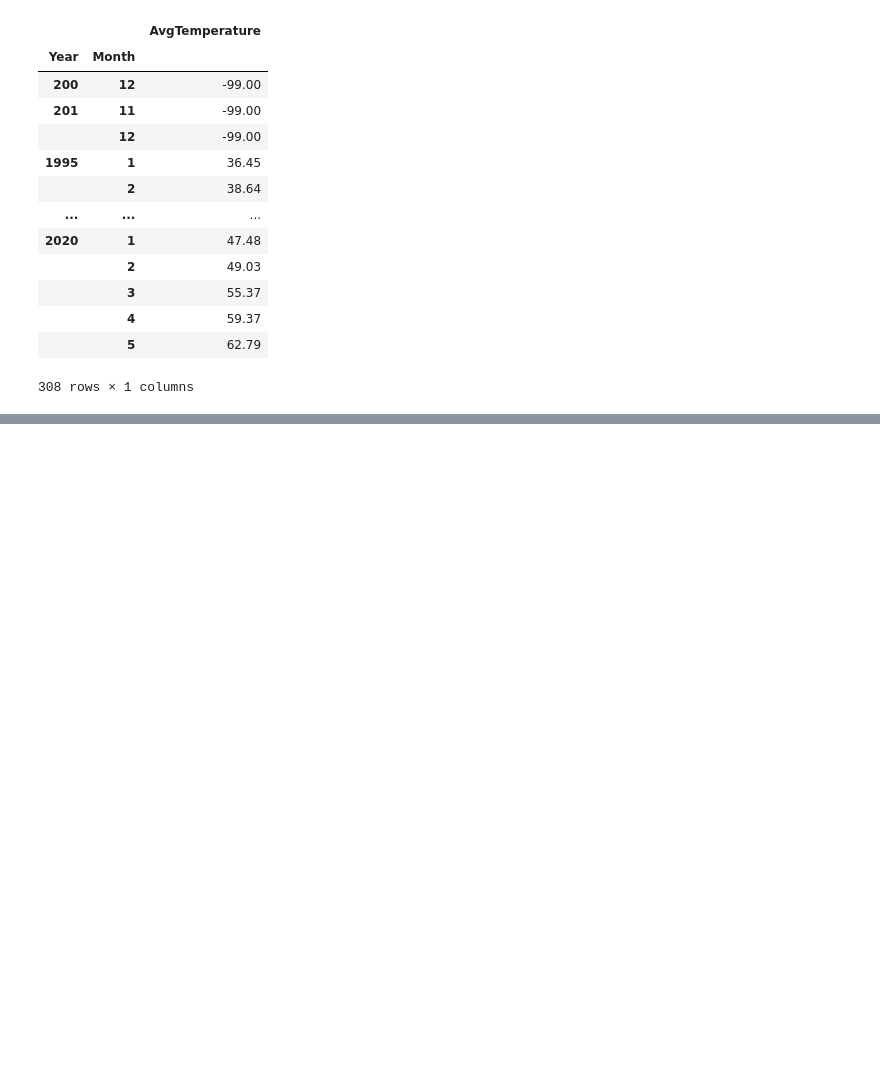
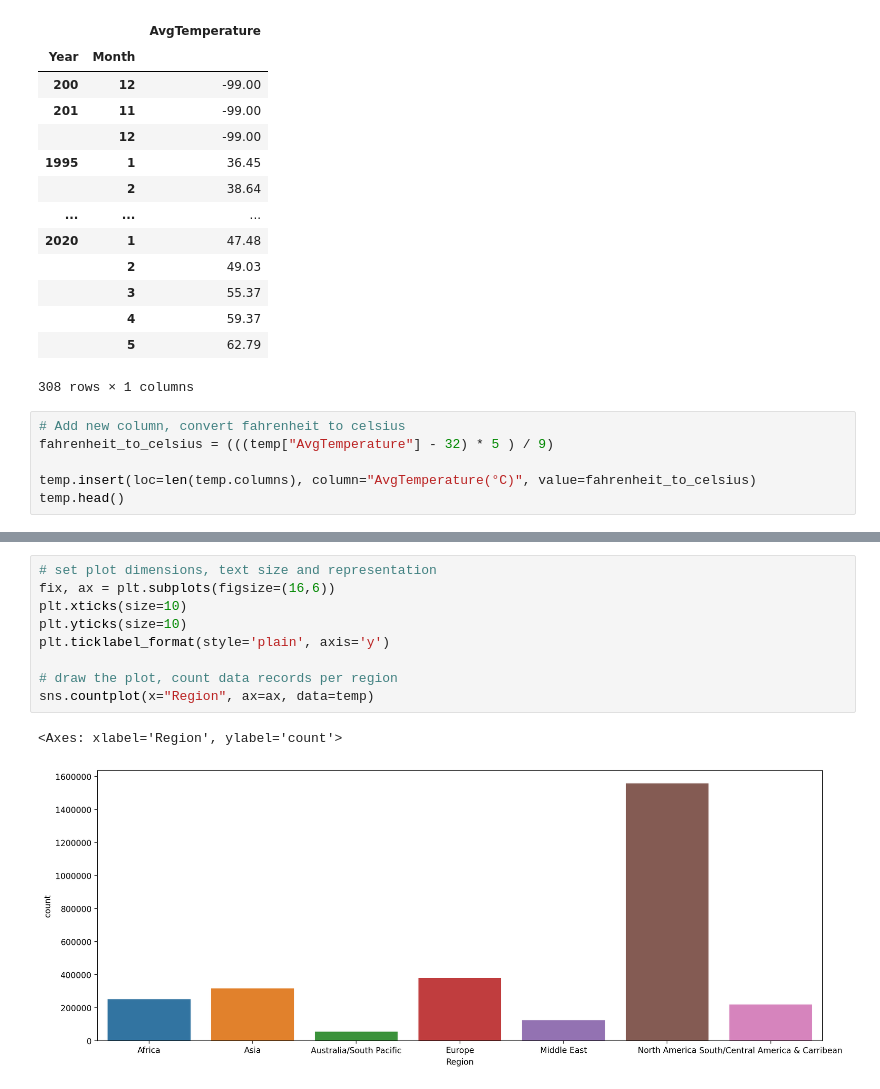
Before and after one commit to kuzicnenad/data-engineering-exam, a Jupyter notebook: final-project.ipynb, the cells around one changed output, grey strips where cells are left out. Cells and saved outputs as stored; diff of their text form; blank space fills up the shorter version.

Commit message:
Add plotting with seaborn
Initial potting tests

```diff
--- a/final-project.ipynb
+++ b/final-project.ipynb
@@ -319,3 +319,9 @@ temp.pivot_table(
 |  | 4 | 59.37 |
 |  | 5 | 62.79 |
 308 rows × 1 columns
+# %%
+# Add new column, convert fahrenheit to celsius
+fahrenheit_to_celsius = (((temp["AvgTemperature"] - 32) * 5 ) / 9)
+
+temp.insert(loc=len(temp.columns), column="AvgTemperature(°C)", value=fahrenheit_to_celsius)
+temp.head()
@@ -321,0 +377,12 @@ temp.pivot_table(
+# %%
+# set plot dimensions, text size and representation
+fix, ax = plt.subplots(figsize=(16,6))
+plt.xticks(size=10)
+plt.yticks(size=10)
+plt.ticklabel_format(style='plain', axis='y')
+
+# draw the plot, count data records per region
+sns.countplot(x="Region", ax=ax, data=temp)
+# %% [output]
+<Axes: xlabel='Region', ylabel='count'>
+[figure, added]
```
Also changed, not shown: parts of 6 cells of this notebook.
